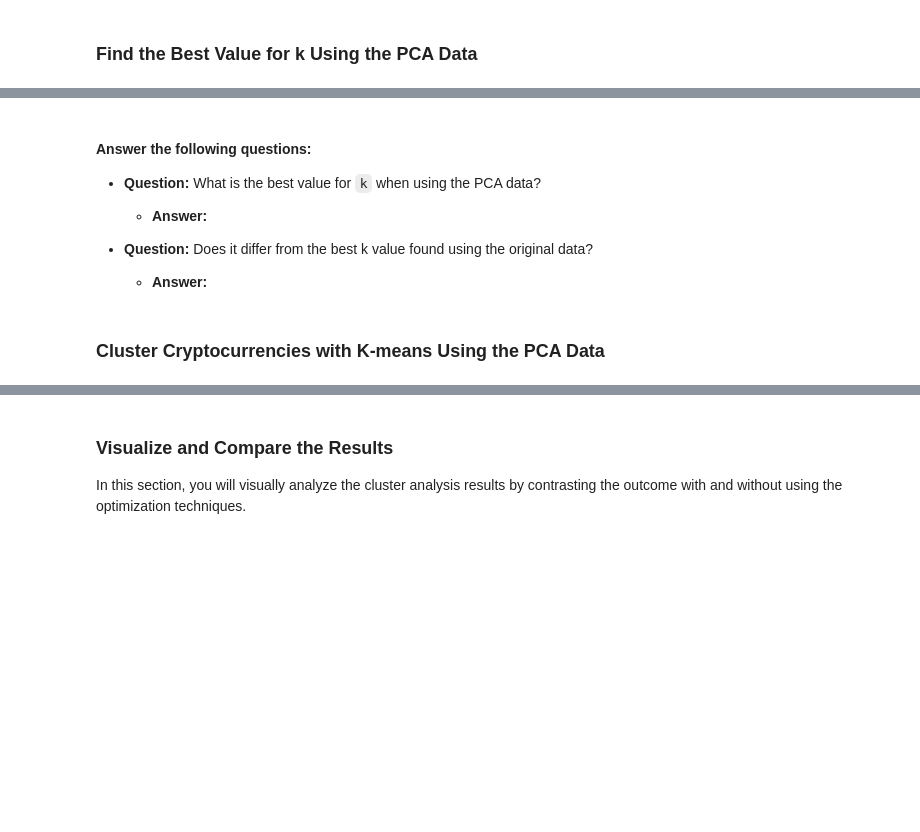
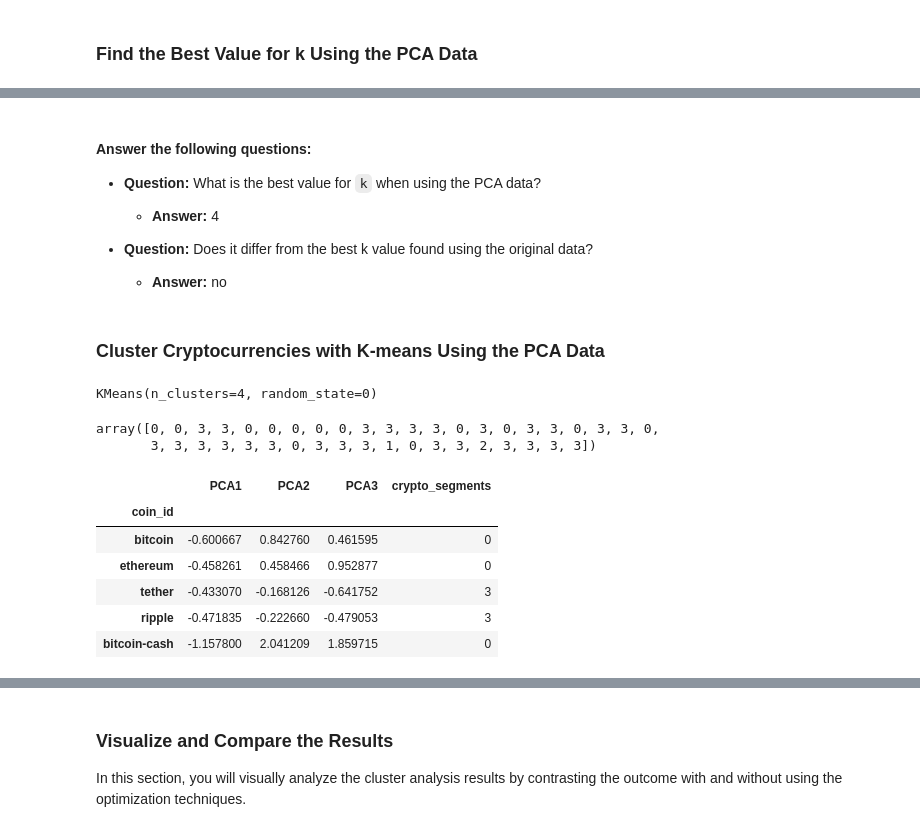
Before and after one commit to gamuhrai/CryptoClustering, a Jupyter notebook: Crypto_Clustering.ipynb, the cells around one changed output, grey strips where cells are left out. Cells and saved outputs as stored; diff of their text form; code cells hidden in the pictures; blank space fills up the shorter version.

```diff
--- a/Crypto_Clustering.ipynb
+++ b/Crypto_Clustering.ipynb
@@ -241,11 +243,15 @@ crypto_pca_df.head()
 # %%
 # Create an empty list to store the inertia values
-
+inertia = []
 
 # Create a for loop to compute the inertia with each possible value of k
 # Inside the loop:
 # 1. Create a KMeans model using the loop counter for the n_clusters
 # 2. Fit the model to the data using `df_market_data_pca`
 # 3. Append the model.inertia_ to the inertia list
+for i in k:
+    k_model = KMeans(n_clusters=i, random_state=0)
+    k_model.fit(crypto_pca_df)
+    inertia.append(k_model.inertia_)
 # %%
 # Create a dictionary with the data to plot the Elbow curve
@@ -259,30 +274,47 @@ crypto_pca_df.head()
 
 * **Question:** What is the best value for `k` when using the PCA data?
 
-  * **Answer:**
+  * **Answer:** 4
 
 
 * **Question:** Does it differ from the best k value found using the original data?
 
-  * **Answer:**
+  * **Answer:** no
 # %% [markdown]
 ### Cluster Cryptocurrencies with K-means Using the PCA Data
 # %%
 # Initialize the K-Means model using the best value for k
+model = KMeans(n_clusters=4, random_state=0)
 # %%
 # Fit the K-Means model using the PCA data
+model.fit(crypto_pca_df)
+# %% [output]
+KMeans(n_clusters=4, random_state=0)
 # %%
 # Predict the clusters to group the cryptocurrencies using the PCA data
-
+k_4 = model.predict(crypto_pca_df)
 # Print the resulting array of cluster values.
+k_4
+# %% [output]
+array([0, 0, 3, 3, 0, 0, 0, 0, 0, 3, 3, 3, 3, 0, 3, 0, 3, 3, 0, 3, 3, 0,
+       3, 3, 3, 3, 3, 3, 0, 3, 3, 3, 1, 0, 3, 3, 2, 3, 3, 3, 3])
 # %%
 # Create a copy of the DataFrame with the PCA data
-
+crypto_pca_predictions_df = crypto_pca_df.copy()
 
 # Add a new column to the DataFrame with the predicted clusters
-
+crypto_pca_predictions_df["crypto_segments"] = k_4
 
 # Display sample data
+crypto_pca_predictions_df.head()
+# %% [output]
+|  | PCA1 | PCA2 | PCA3 | crypto_segments |
+| coin_id |  |  |  |  |
+| bitcoin | -0.600667 | 0.842760 | 0.461595 | 0 |
+| ethereum | -0.458261 | 0.458466 | 0.952877 | 0 |
+| tether | -0.433070 | -0.168126 | -0.641752 | 3 |
+| ripple | -0.471835 | -0.222660 | -0.479053 | 3 |
+| bitcoin-cash | -1.157800 | 2.041209 | 1.859715 | 0 |
 # %%
 # Create a scatter plot using hvPlot by setting
 # `x="PC1"` and `y="PC2"`.
```
Also changed, not shown: parts of 11 cells of this notebook.
